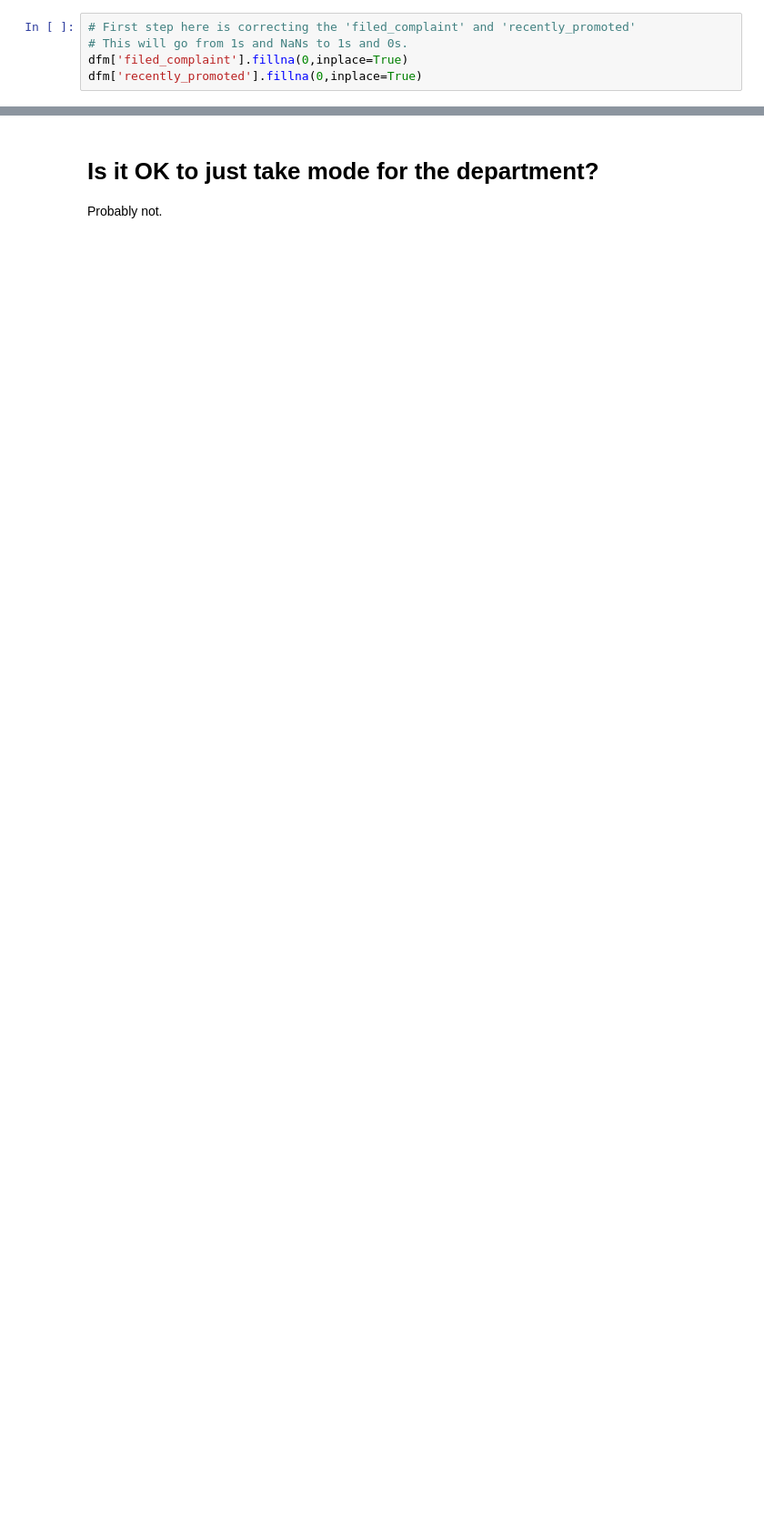
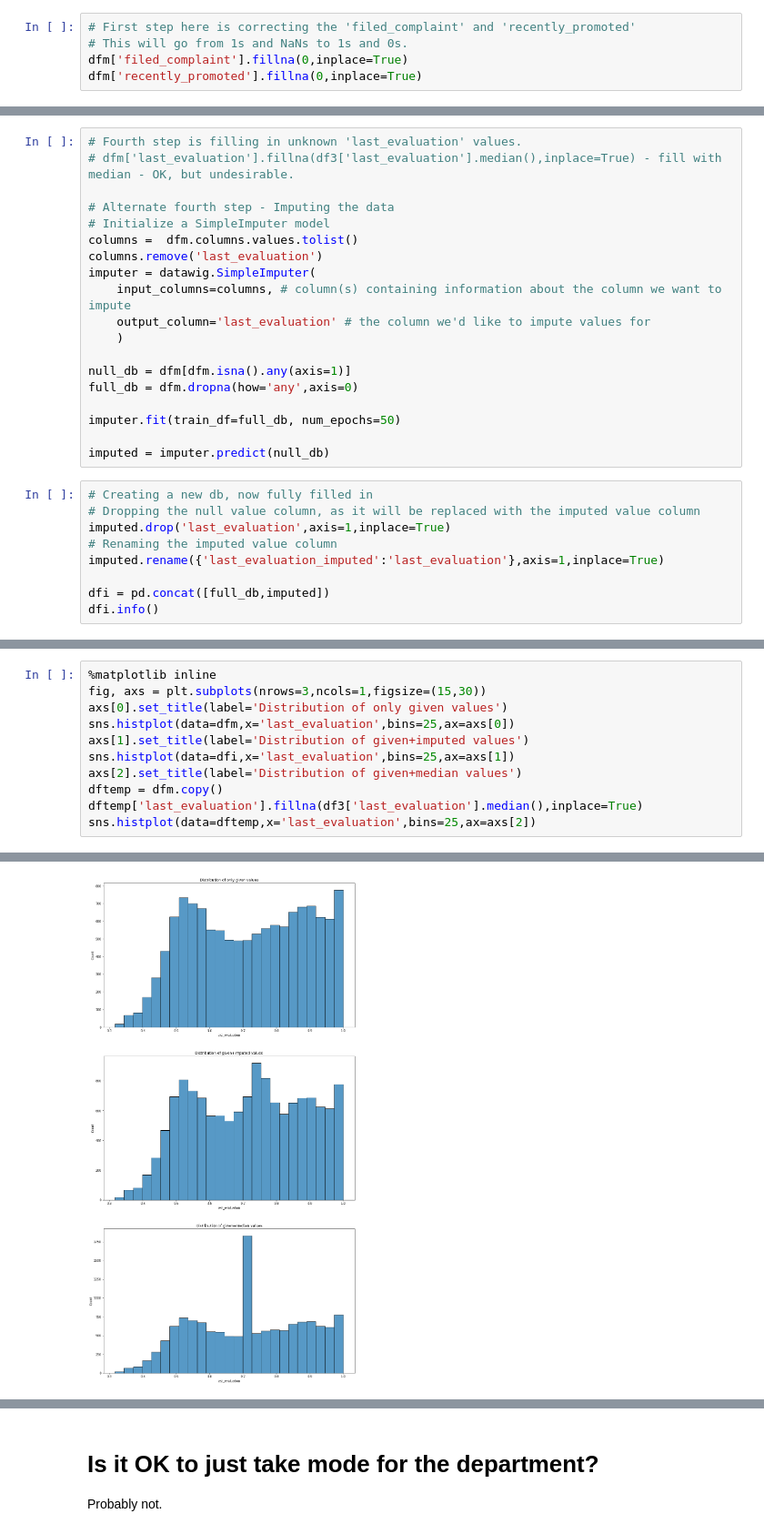
Before and after one commit to Drakus98/Capstone_2, a Jupyter notebook: Capstone_2_Notebook.ipynb, the cells around one changed output, grey strips where cells are left out. Shown at 91% size. Saved outputs shown, nothing was run; the diff lists cells and outputs as text; blank space fills up the shorter version.

```diff
--- a/Capstone_2_Notebook.ipynb
+++ b/Capstone_2_Notebook.ipynb
@@ -399,0 +424,28 @@ dfm.drop(dfm[dfm.department == 'D00-TP'].index, inplace=True)
+# %%
+# Fourth step is filling in unknown 'last_evaluation' values.
+# dfm['last_evaluation'].fillna(df3['last_evaluation'].median(),inplace=True) - fill with median - OK, but undesirable.
+
+# Alternate fourth step - Imputing the data
+# Initialize a SimpleImputer model
+columns =  dfm.columns.values.tolist()
+columns.remove('last_evaluation')
+imputer = datawig.SimpleImputer(
+    input_columns=columns, # column(s) containing information about the column we want to impute
+    output_column='last_evaluation' # the column we'd like to impute values for
+    )
+
+null_db = dfm[dfm.isna().any(axis=1)]
+full_db = dfm.dropna(how='any',axis=0)
+
+imputer.fit(train_df=full_db, num_epochs=50)
+
+imputed = imputer.predict(null_db)
+# %%
+# Creating a new db, now fully filled in
+# Dropping the null value column, as it will be replaced with the imputed value column
+imputed.drop('last_evaluation',axis=1,inplace=True)
+# Renaming the imputed value column
+imputed.rename({'last_evaluation_imputed':'last_evaluation'},axis=1,inplace=True)
+
+dfi = pd.concat([full_db,imputed])
+dfi.info()
@@ -399,0 +470,12 @@ dfm.drop(dfm[dfm.department == 'D00-TP'].index, inplace=True)
+# %%
+%matplotlib inline
+fig, axs = plt.subplots(nrows=3,ncols=1,figsize=(15,30))
+axs[0].set_title(label='Distribution of only given values')
+sns.histplot(data=dfm,x='last_evaluation',bins=25,ax=axs[0])
+axs[1].set_title(label='Distribution of given+imputed values')
+sns.histplot(data=dfi,x='last_evaluation',bins=25,ax=axs[1])
+axs[2].set_title(label='Distribution of given+median values')
+dftemp = dfm.copy()
+dftemp['last_evaluation'].fillna(df3['last_evaluation'].median(),inplace=True)
+sns.histplot(data=dftemp,x='last_evaluation',bins=25,ax=axs[2])
+# %% [output]
@@ -400,3 +483,4 @@ dfm.drop(dfm[dfm.department == 'D00-TP'].index, inplace=True)
+[figure, added]
 # %%
 dfm.info()
 # %% [output]
```
Also changed, not shown: parts of 26 cells of this notebook, 7 other files.
